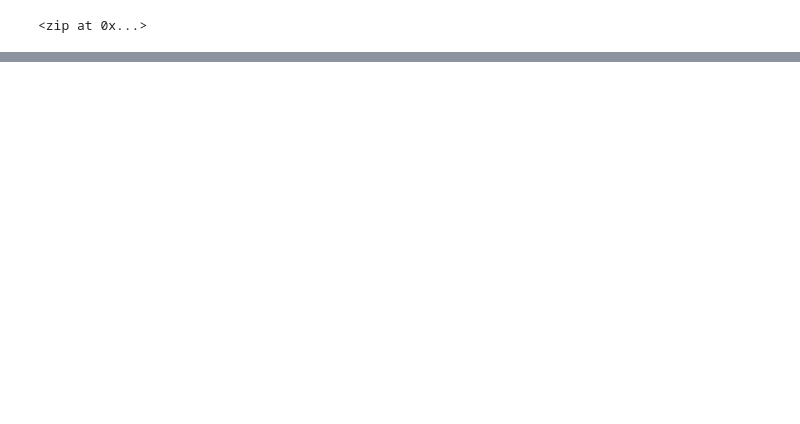
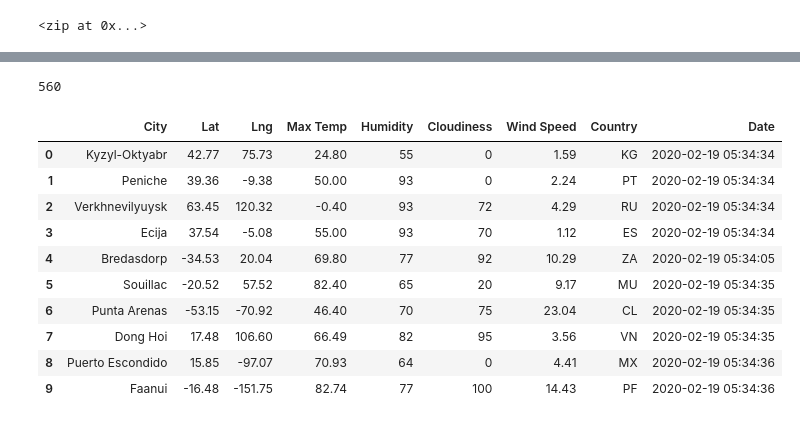
Before and after one commit to munjih/World_Weather_Analysis, a Jupyter notebook: WeatherPy.ipynb, the cells around one changed output, grey strips where cells are left out. Saved outputs shown, nothing was run; the diff lists cells and outputs as text; code cells hidden in the pictures; blank space fills up the shorter version.

Commit message:
gather city list

```diff
--- a/WeatherPy.ipynb
+++ b/WeatherPy.ipynb
@@ -8,3 +1,19 @@ from citipy import citipy
+# %%
+# Import the dependencies.
+import pandas as pd
+import matplotlib.pyplot as plt
+import numpy as np
+from citipy import citipy
+import requests
+
+# Import the API key.
+from config import weather_api_key
+
+# Import the datetime module from the datetime library.
+from datetime import datetime
+
+# Starting URL for Weather Map API Call.
+url = "http://api.openweathermap.org/data/2.5/weather?units=Imperial&APPID=" + weather_api_key
 # %%
 # Create a set of random latitude and longitude combinations.
 lats = np.random.uniform(low=-90.000, high=90.000, size=1500)
@@ -32,0 +120,20 @@ len(cities)
+# %%
+len(city_data)
+# %% [output]
+560
+# %%
+# Convert the array of dictionaries to a Pandas DataFrame.
+city_data_df = pd.DataFrame(city_data)
+city_data_df.head(10)
+# %% [output]
+|  | City | Lat | Lng | Max Temp | Humidity | Cloudiness | Wind Speed | Country | Date |
+| 0 | Kyzyl-Oktyabr | 42.77 | 75.73 | 24.80 | 55 | 0 | 1.59 | KG | 2020-02-19 05:34:34 |
+| 1 | Peniche | 39.36 | -9.38 | 50.00 | 93 | 0 | 2.24 | PT | 2020-02-19 05:34:34 |
+| 2 | Verkhnevilyuysk | 63.45 | 120.32 | -0.40 | 93 | 72 | 4.29 | RU | 2020-02-19 05:34:34 |
+| 3 | Ecija | 37.54 | -5.08 | 55.00 | 93 | 70 | 1.12 | ES | 2020-02-19 05:34:34 |
+| 4 | Bredasdorp | -34.53 | 20.04 | 69.80 | 77 | 92 | 10.29 | ZA | 2020-02-19 05:34:05 |
+| 5 | Souillac | -20.52 | 57.52 | 82.40 | 65 | 20 | 9.17 | MU | 2020-02-19 05:34:35 |
+| 6 | Punta Arenas | -53.15 | -70.92 | 46.40 | 70 | 75 | 23.04 | CL | 2020-02-19 05:34:35 |
+| 7 | Dong Hoi | 17.48 | 106.60 | 66.49 | 82 | 95 | 3.56 | VN | 2020-02-19 05:34:35 |
+| 8 | Puerto Escondido | 15.85 | -97.07 | 70.93 | 64 | 0 | 4.41 | MX | 2020-02-19 05:34:36 |
+| 9 | Faanui | -16.48 | -151.75 | 82.74 | 77 | 100 | 14.43 | PF | 2020-02-19 05:34:36 |
```
Also changed, not shown: parts of 5 cells of this notebook, 1 other file.
